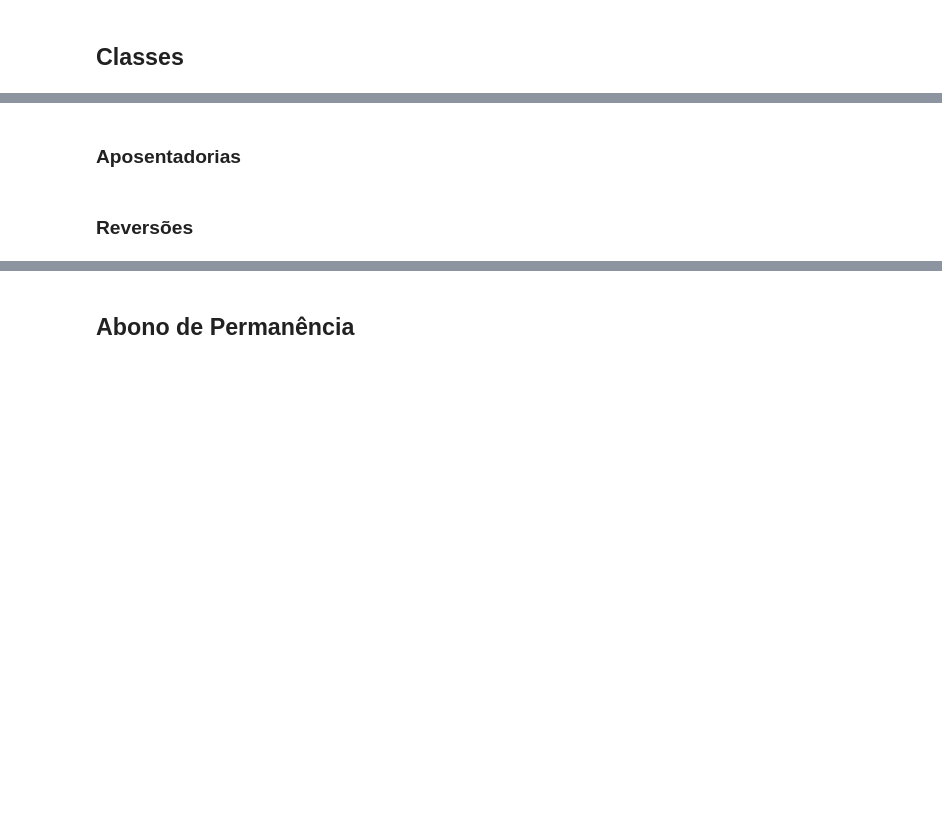
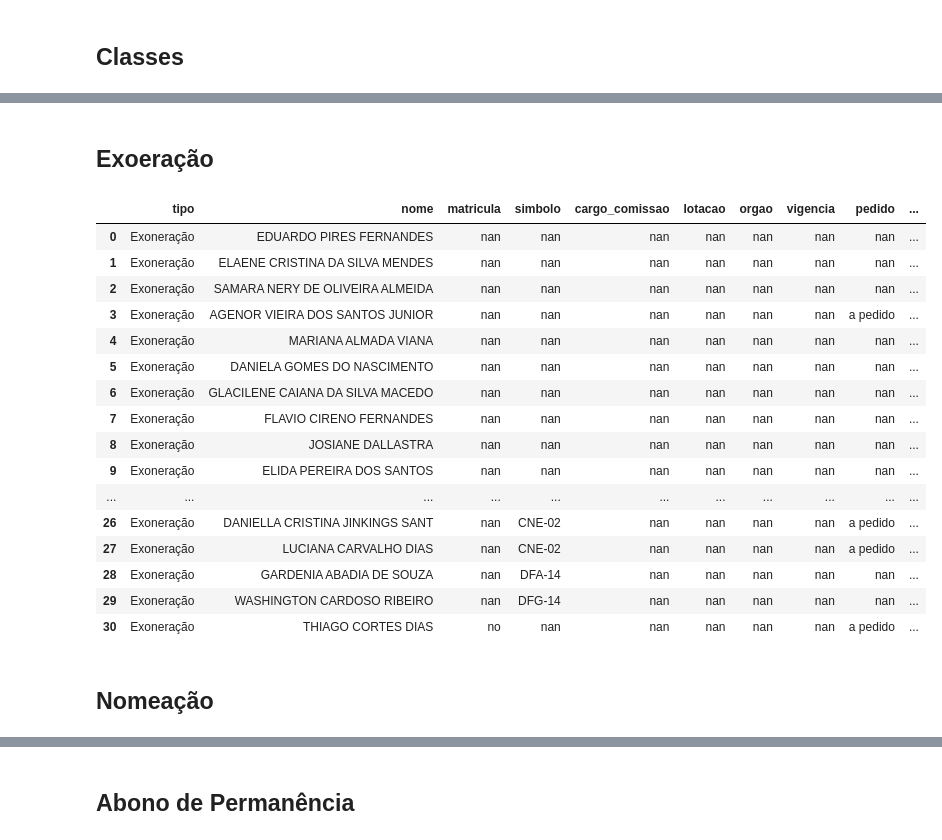
Before and after one commit to UnB-KnEDLe/Regex, a Jupyter notebook: scripts/atos.ipynb, the cells around one changed output, grey strips where cells are left out. Cells and saved outputs as stored; diff of their text form; code cells hidden in the pictures; blank space fills up the shorter version.

```diff
--- a/scripts/atos.ipynb
+++ b/scripts/atos.ipynb
@@ -73,2 +56,2 @@ test_txt = test_file.read()
 # %% [markdown]
-### Aposentadorias
+## Exoeração
@@ -133,2 +58,24 @@ class Retirements(Regex):
+# %%
+exo = Exoneracao(dodfs_test_files[0])
+helper._build_act_txt(exo.acts_str, exo.name, output)
+helper.print_dataframe(exo.data_frame)
+# %% [output]
+|  | tipo | nome | matricula | simbolo | cargo_comissao | lotacao | orgao | vigencia | pedido | ... |
+| 0 | Exoneração | EDUARDO PIRES FERNANDES | nan | nan | nan | nan | nan | nan | nan | ... |
+| 1 | Exoneração | ELAENE CRISTINA DA SILVA MENDES | nan | nan | nan | nan | nan | nan | nan | ... |
+| 2 | Exoneração | SAMARA NERY DE OLIVEIRA ALMEIDA | nan | nan | nan | nan | nan | nan | nan | ... |
+| 3 | Exoneração | AGENOR VIEIRA DOS SANTOS JUNIOR | nan | nan | nan | nan | nan | nan | a pedido | ... |
+| 4 | Exoneração | MARIANA ALMADA VIANA | nan | nan | nan | nan | nan | nan | nan | ... |
+| 5 | Exoneração | DANIELA GOMES DO NASCIMENTO | nan | nan | nan | nan | nan | nan | nan | ... |
+| 6 | Exoneração | GLACILENE CAIANA DA SILVA MACEDO | nan | nan | nan | nan | nan | nan | nan | ... |
+| 7 | Exoneração | FLAVIO CIRENO FERNANDES | nan | nan | nan | nan | nan | nan | nan | ... |
+| 8 | Exoneração | JOSIANE DALLASTRA | nan | nan | nan | nan | nan | nan | nan | ... |
+| 9 | Exoneração | ELIDA PEREIRA DOS SANTOS | nan | nan | nan | nan | nan | nan | nan | ... |
+| ... | ... | ... | ... | ... | ... | ... | ... | ... | ... | ... |
+| 26 | Exoneração | DANIELLA CRISTINA JINKINGS SANT | nan | CNE-02 | nan | nan | nan | nan | a pedido | ... |
+| 27 | Exoneração | LUCIANA CARVALHO DIAS | nan | CNE-02 | nan | nan | nan | nan | a pedido | ... |
+| 28 | Exoneração | GARDENIA ABADIA DE SOUZA | nan | DFA-14 | nan | nan | nan | nan | nan | ... |
+| 29 | Exoneração | WASHINGTON CARDOSO RIBEIRO | nan | DFG-14 | nan | nan | nan | nan | nan | ... |
+| 30 | Exoneração | THIAGO CORTES DIAS | no | nan | nan | nan | nan | nan | a pedido | ... |
 # %% [markdown]
-### Reversões
+## Nomeação
```
Also changed, not shown: parts of 22 cells of this notebook, 11 other files.
